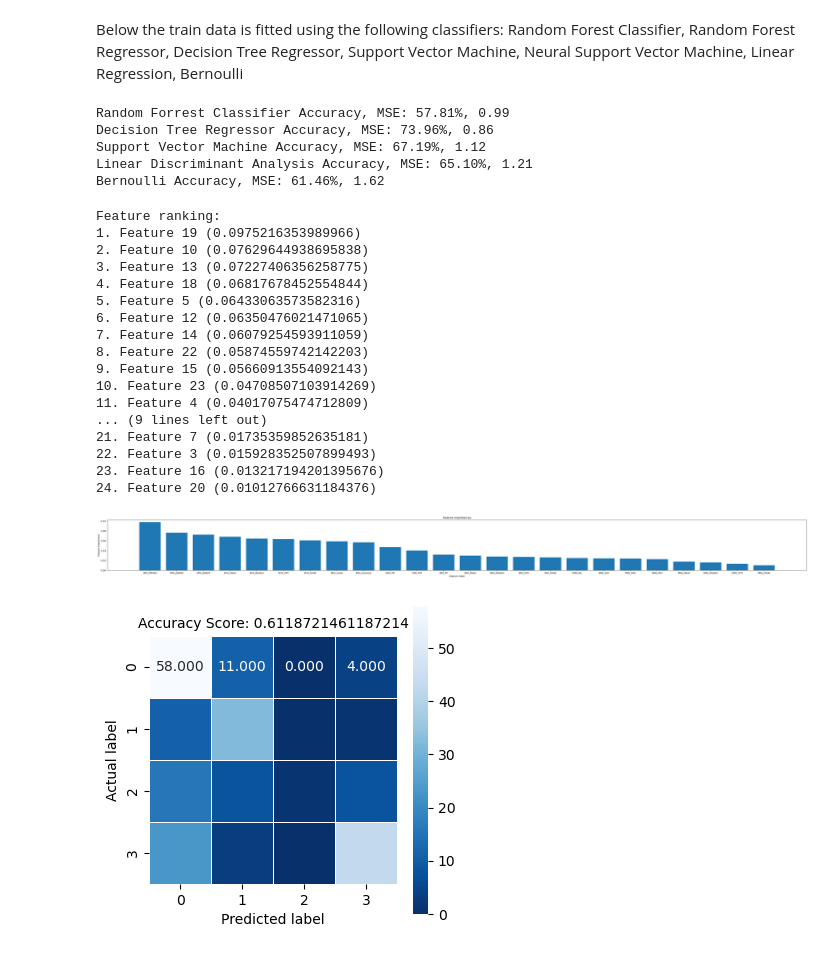
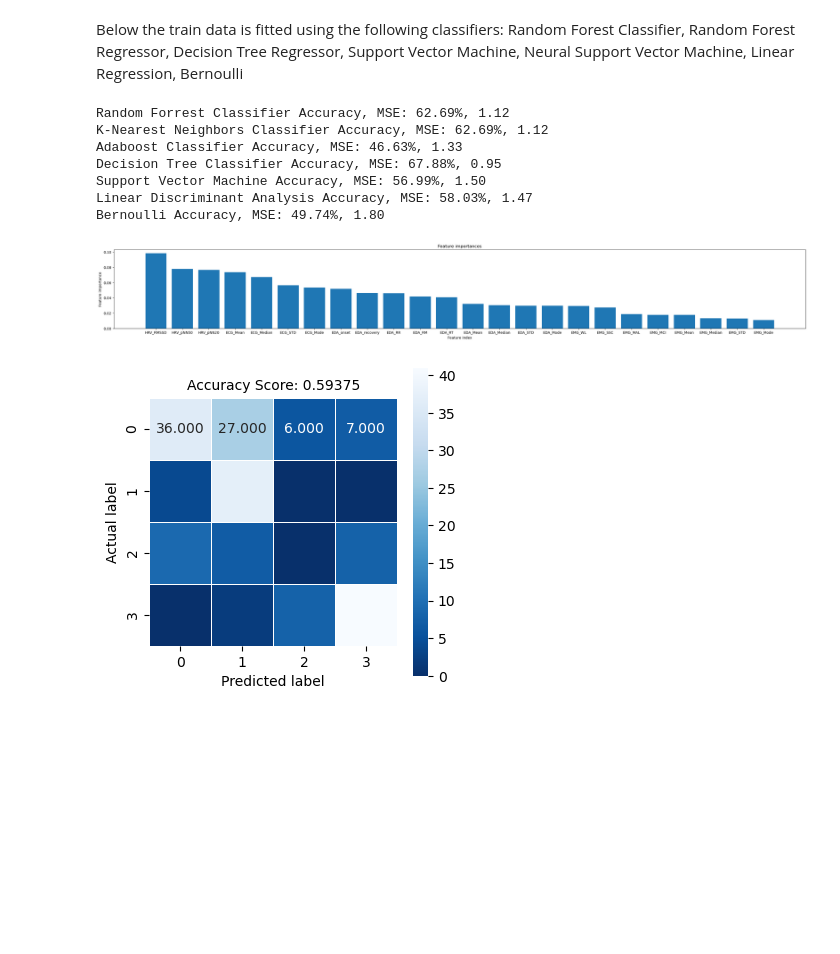
Before and after one commit to SjdTl/BioSensing, a Jupyter notebook: Classification/Biosensing classification.ipynb, the cells around one changed output. Saved outputs shown, nothing was run; the diff lists cells and outputs as text; code cells hidden in the pictures; blank space fills up the shorter version.

```diff
--- a/Classification/Biosensing classification.ipynb
+++ b/Classification/Biosensing classification.ipynb
@@ -107,8 +80,8 @@ Below the train data is fitted using the following classifiers: Random Forest Cl
 # %%
 #Import classifiers
 from sklearn.ensemble import RandomForestClassifier
-from sklearn.ensemble import RandomForestRegressor
-from sklearn.tree import DecisionTreeRegressor
+from sklearn.neighbors import KNeighborsClassifier
+from sklearn.ensemble import AdaBoostClassifier
 from sklearn.tree import DecisionTreeClassifier
 from sklearn.svm import NuSVC,SVC
 from sklearn.discriminant_analysis import LinearDiscriminantAnalysis
@@ -127,6 +100,20 @@ classifier_RFC.fit(X_train, Y_train)
 y_pred_RFC = classifier_RFC.predict(x_test)
 accuracy_RFC = accuracy_score(y_test, y_pred_RFC)
 mse_RFC = mean_squared_error(y_test, y_pred_RFC)
+
+#K-Nearest Neighbors Classifier
+classifier_KNE = KNeighborsClassifier(n_neighbors = 20)
+classifier_KNE.fit(X_train, Y_train)
+y_pred_KNE = classifier_KNE.predict(x_test)
+accuracy_KNE = accuracy_score(y_test, y_pred_KNE)
+mse_KNE = mean_squared_error(y_test, y_pred_KNE)
+
+#Adaboost Classifier
+classifier_ADA = AdaBoostClassifier()
+classifier_ADA.fit(X_train, Y_train)
+y_pred_ADA = classifier_ADA.predict(x_test)
+accuracy_ADA = accuracy_score(y_test, y_pred_ADA)
+mse_ADA = mean_squared_error(y_test, y_pred_ADA)
 
 #Decision Tree Regressor
 classifier_DTC = DecisionTreeClassifier(max_depth=3)
@@ -164,60 +151,42 @@ accuracy_BNB = accuracy_score(y_test, y_pred_BNB)
 mse_BNB = mean_squared_error(y_test, y_pred_BNB)
 
 print("{} Accuracy, MSE: {:.2f}%, {:.2f}".format('Random Forrest Classifier', accuracy_RFC*100, mse_RFC))
-print("{} Accuracy, MSE: {:.2f}%, {:.2f}".format('Decision Tree Regressor', accuracy_DTC*100, mse_DTC))
+print("{} Accuracy, MSE: {:.2f}%, {:.2f}".format('K-Nearest Neighbors Classifier', accuracy_RFC*100, mse_RFC))
+print("{} Accuracy, MSE: {:.2f}%, {:.2f}".format('Adaboost Classifier', accuracy_ADA*100, mse_ADA))
+print("{} Accuracy, MSE: {:.2f}%, {:.2f}".format('Decision Tree Classifier', accuracy_DTC*100, mse_DTC))
 print("{} Accuracy, MSE: {:.2f}%, {:.2f}".format('Support Vector Machine', accuracy_SVM*100, mse_SVM))
 #print("{} Accuracy, MSE: {:.2f}%, {:.2f}".format('Neural Support Vector Machine', accuracy_NSVM*100, mse_NSVM))
 print("{} Accuracy, MSE: {:.2f}%, {:.2f}".format('Linear Discriminant Analysis', accuracy_LDA*100, mse_LDA))
 print("{} Accuracy, MSE: {:.2f}%, {:.2f}".format('Bernoulli', accuracy_BNB*100, mse_BNB))
 # %% [output]
-Random Forrest Classifier Accuracy, MSE: 57.81%, 0.99
-Decision Tree Regressor Accuracy, MSE: 73.96%, 0.86
-Support Vector Machine Accuracy, MSE: 67.19%, 1.12
-Linear Discriminant Analysis Accuracy, MSE: 65.10%, 1.21
-Bernoulli Accuracy, MSE: 61.46%, 1.62
+Random Forrest Classifier Accuracy, MSE: 62.69%, 1.12
+K-Nearest Neighbors Classifier Accuracy, MSE: 62.69%, 1.12
+Adaboost Classifier Accuracy, MSE: 46.63%, 1.33
+Decision Tree Classifier Accuracy, MSE: 67.88%, 0.95
+Support Vector Machine Accuracy, MSE: 56.99%, 1.50
+Linear Discriminant Analysis Accuracy, MSE: 58.03%, 1.47
+Bernoulli Accuracy, MSE: 49.74%, 1.80
 # %%
 # Get feature importances
 importances = classifier_RFC.feature_importances_
 
 # Sort feature importances in descending order
 indices = np.argsort(importances)[::-1]
 
-# Print the feature ranking
-print("Feature ranking:")
-for f in range(X_train.shape[1]):
-    print(f"{f + 1}. Feature {indices[f]} ({importances[indices[f]]})")
-
 # Plot the feature importances
 plt.figure()
-plt.rcParams['figure.figsize'] = [55, 4]
+plt.rcParams['figure.figsize'] = [35, 4]
 plt.title("Feature importances")
 plt.bar(range(X_train.shape[1]), importances[indices], align="center")
 plt.xticks(range(X_train.shape[1]), list(features_data_turncated.columns))
 plt.xlabel("Feature index")
 plt.ylabel("Feature importance")
 plt.show()
 # %% [output]
-Feature ranking:
-1. Feature 19 (0.0975216353989966)
-2. Feature 10 (0.07629644938695838)
-3. Feature 13 (0.07227406356258775)
-4. Feature 18 (0.06817678452554844)
-5. Feature 5 (0.06433063573582316)
-6. Feature 12 (0.06350476021471065)
-7. Feature 14 (0.06079254593911059)
-8. Feature 22 (0.05874559742142203)
-9. Feature 15 (0.05660913554092143)
-10. Feature 23 (0.04708507103914269)
-11. Feature 4 (0.04017075474712809)
-... (9 lines left out)
-21. Feature 7 (0.01735359852635181)
-22. Feature 3 (0.015928352507899493)
-23. Feature 16 (0.013217194201395676)
-24. Feature 20 (0.01012766631184376)
-[figure, old version]
+[figure, new version]
 # %%
 cm = confusion_matrix(y_test, y_pred_RFC)
-score = classifier_RFC.score(x_test, y_test)
+score = classifier_.score(x_test, y_test)
 
 import seaborn as sns
 
@@ -228,4 +197,4 @@ plt.xlabel('Predicted label');
 all_sample_title = 'Accuracy Score: {0}'.format(score)
 plt.title(all_sample_title, size = 10);
 # %% [output]
-[figure, old version]
+[figure, new version]
```
Also changed, not shown: parts of 2 cells of this notebook, 1 other file.
